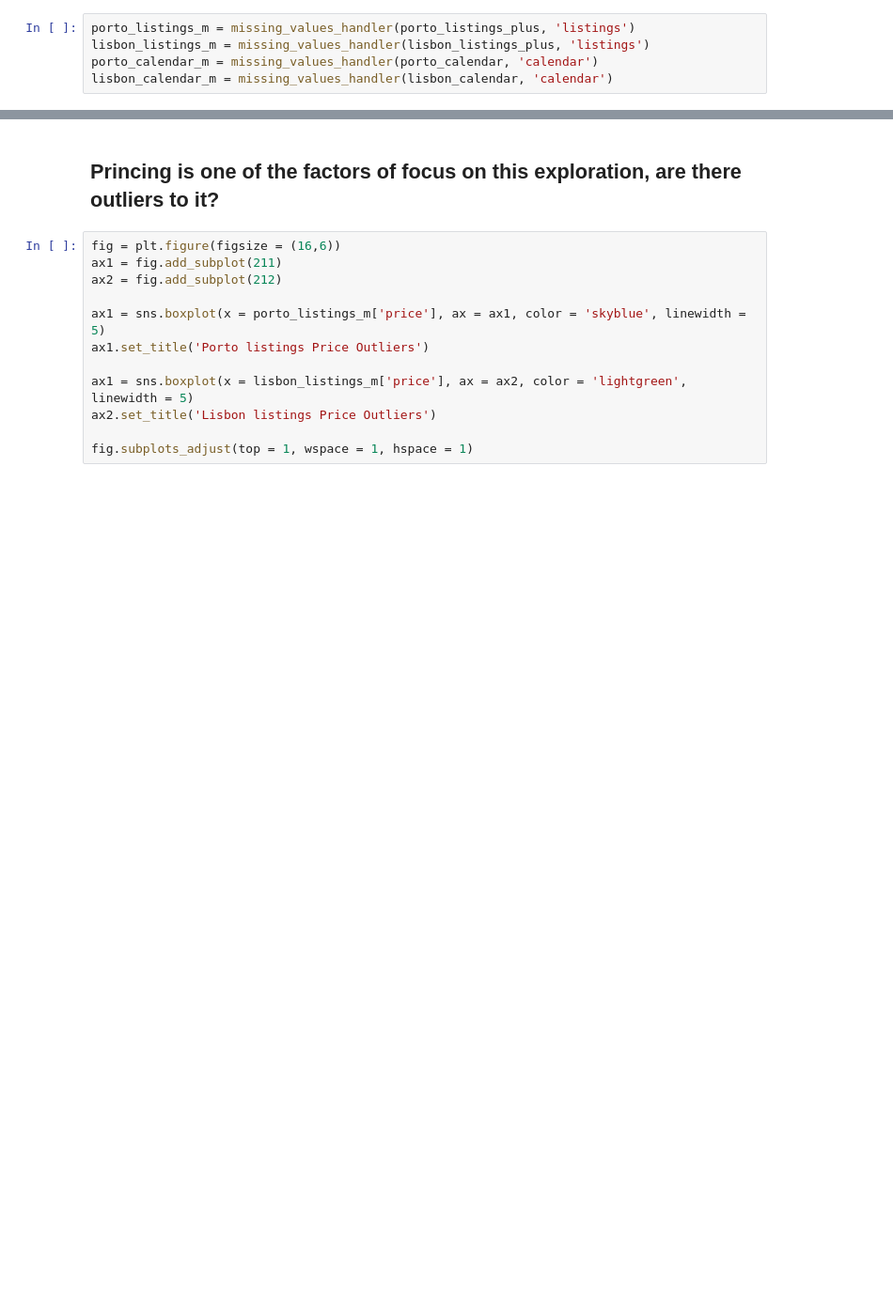
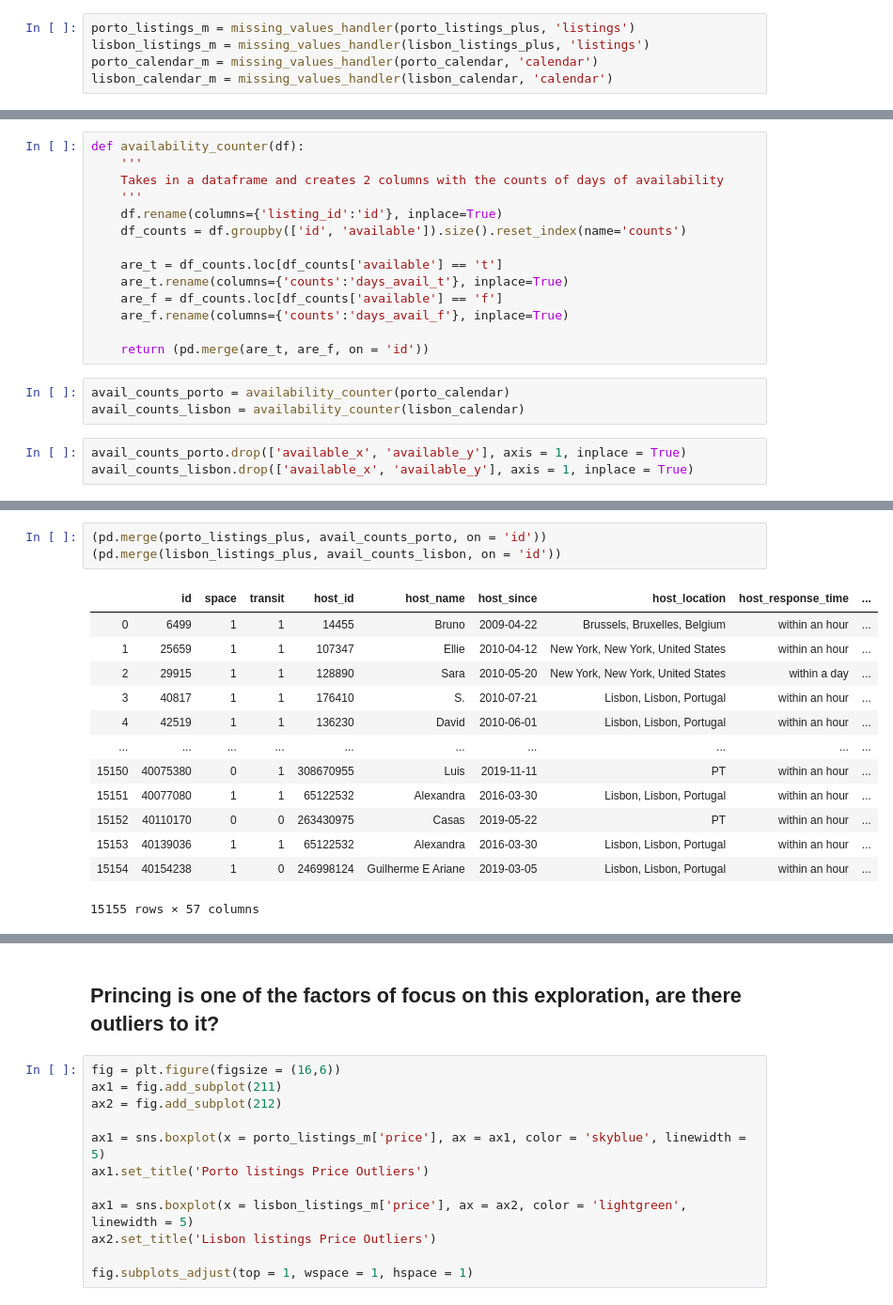
Before and after one commit to sousablde/Airbnb-A-tale-of-2-cities, a Jupyter notebook: Airbnb - a tale of 2 cities.ipynb, the cells around one changed output, grey strips where cells are left out. Shown at 94% size. Cells and saved outputs as stored; diff of their text form; blank space fills up the shorter version.

```diff
--- a/Airbnb - a tale of 2 cities.ipynb
+++ b/Airbnb - a tale of 2 cities.ipynb
@@ -490,0 +628,20 @@ missing_checker(lisbon_listings_plus, 'lisbon_listings')
+# %%
+def availability_counter(df):
+    '''
+    Takes in a dataframe and creates 2 columns with the counts of days of availability
+    '''
+    df.rename(columns={'listing_id':'id'}, inplace=True)
+    df_counts = df.groupby(['id', 'available']).size().reset_index(name='counts')
+
+    are_t = df_counts.loc[df_counts['available'] == 't']
+    are_t.rename(columns={'counts':'days_avail_t'}, inplace=True)
+    are_f = df_counts.loc[df_counts['available'] == 'f']
+    are_f.rename(columns={'counts':'days_avail_f'}, inplace=True)
+
+    return (pd.merge(are_t, are_f, on = 'id'))
+# %%
+avail_counts_porto = availability_counter(porto_calendar)
+avail_counts_lisbon = availability_counter(lisbon_calendar)
+# %%
+avail_counts_porto.drop(['available_x', 'available_y'], axis = 1, inplace = True)
+avail_counts_lisbon.drop(['available_x', 'available_y'], axis = 1, inplace = True)
@@ -490,0 +657,17 @@ missing_checker(lisbon_listings_plus, 'lisbon_listings')
+# %%
+(pd.merge(porto_listings_plus, avail_counts_porto, on = 'id'))
+(pd.merge(lisbon_listings_plus, avail_counts_lisbon, on = 'id'))
+# %% [output]
+|  | id | space | transit | host_id | host_name | host_since | host_location | host_response_time | ... |
+| 0 | 6499 | 1 | 1 | 14455 | Bruno | 2009-04-22 | Brussels, Bruxelles, Belgium | within an hour | ... |
+| 1 | 25659 | 1 | 1 | 107347 | Ellie | 2010-04-12 | New York, New York, United States | within an hour | ... |
+| 2 | 29915 | 1 | 1 | 128890 | Sara | 2010-05-20 | New York, New York, United States | within a day | ... |
+| 3 | 40817 | 1 | 1 | 176410 | S. | 2010-07-21 | Lisbon, Lisbon, Portugal | within an hour | ... |
+| 4 | 42519 | 1 | 1 | 136230 | David | 2010-06-01 | Lisbon, Lisbon, Portugal | within an hour | ... |
+| ... | ... | ... | ... | ... | ... | ... | ... | ... | ... |
+| 15150 | 40075380 | 0 | 1 | 308670955 | Luis | 2019-11-11 | PT | within an hour | ... |
+| 15151 | 40077080 | 1 | 1 | 65122532 | Alexandra | 2016-03-30 | Lisbon, Lisbon, Portugal | within an hour | ... |
+| 15152 | 40110170 | 0 | 0 | 263430975 | Casas | 2019-05-22 | PT | within an hour | ... |
+| 15153 | 40139036 | 1 | 1 | 65122532 | Alexandra | 2016-03-30 | Lisbon, Lisbon, Portugal | within an hour | ... |
+| 15154 | 40154238 | 1 | 0 | 246998124 | Guilherme E Ariane | 2019-03-05 | Lisbon, Lisbon, Portugal | within an hour | ... |
+15155 rows × 57 columns
```
Also changed, not shown: parts of 42 cells of this notebook, 1 other file.
